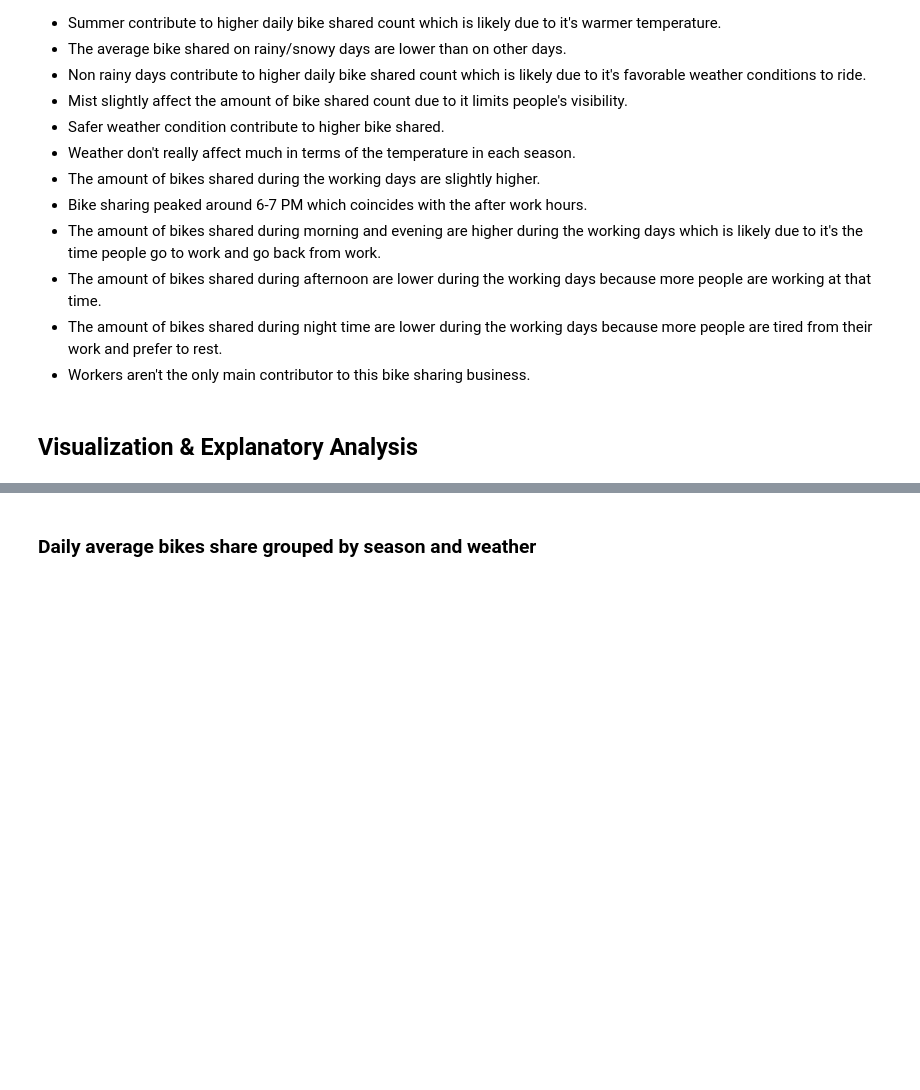
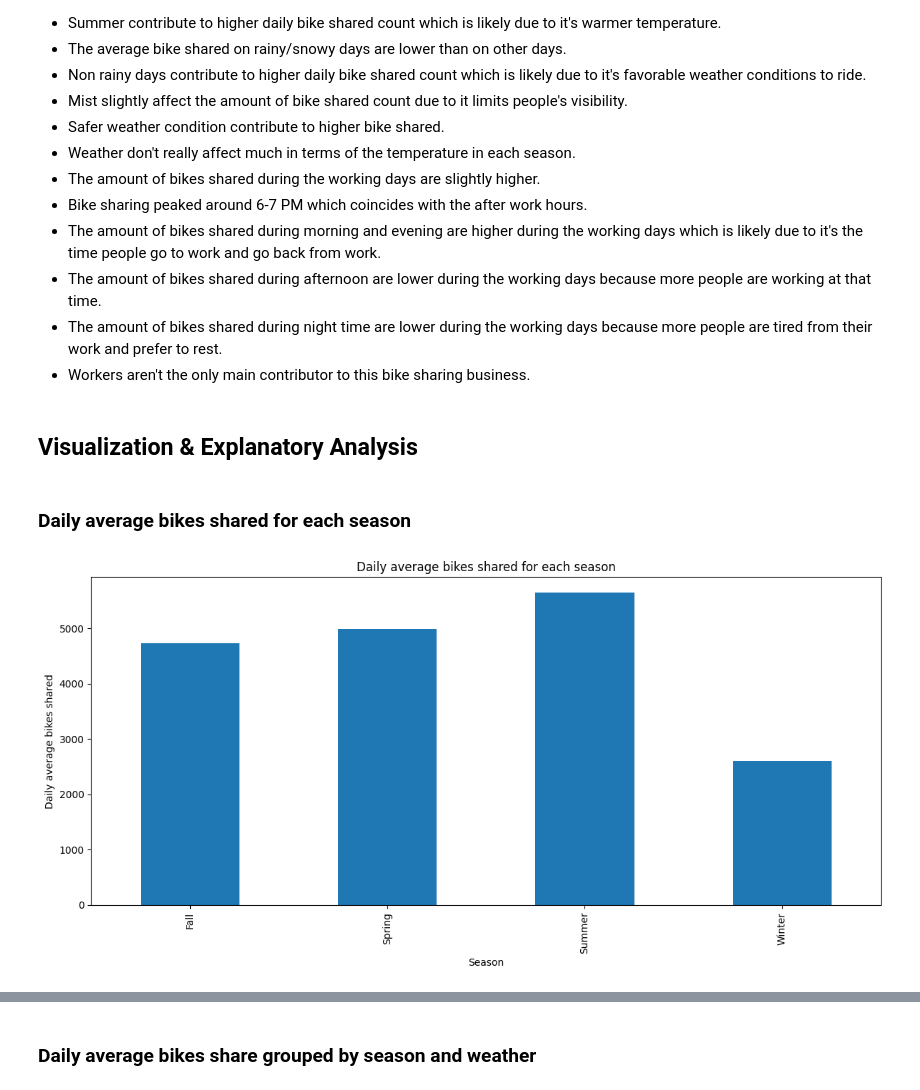
Before and after one commit to goodguythor/bike-sharing-dashboard, a Jupyter notebook: bike_sharing.ipynb, the cells around one changed output, grey strips where cells are left out. Drawn from its saved outputs; the diff is of its cells as text; code cells hidden in the pictures; blank space fills up the shorter version.

```diff
--- a/bike_sharing.ipynb
+++ b/bike_sharing.ipynb
@@ -343,3 +365,21 @@ avg_per_hour_works.reset_index()
 - Workers aren't the only main contributor to this bike sharing business.
 # %% [markdown]
 ## Visualization & Explanatory Analysis
+# %% [markdown]
+### Daily average bikes shared for each season
+# %%
+plt.figure(figsize=(12, 6))
+
+# Plot as a grouped bar chart
+avg_per_season.plot(kind='bar', stacked=False)
+
+# Adding titles and labels
+plt.title('Daily average bikes shared for each season')
+plt.xlabel('Season')
+plt.ylabel('Daily average bikes shared')
+
+# Display the plot
+plt.tight_layout()  # Adjusts layout for better fit
+plt.show()
+# %% [output]
+[figure, added]
```
Also changed, not shown: parts of 11 cells of this notebook, 2 other files.
